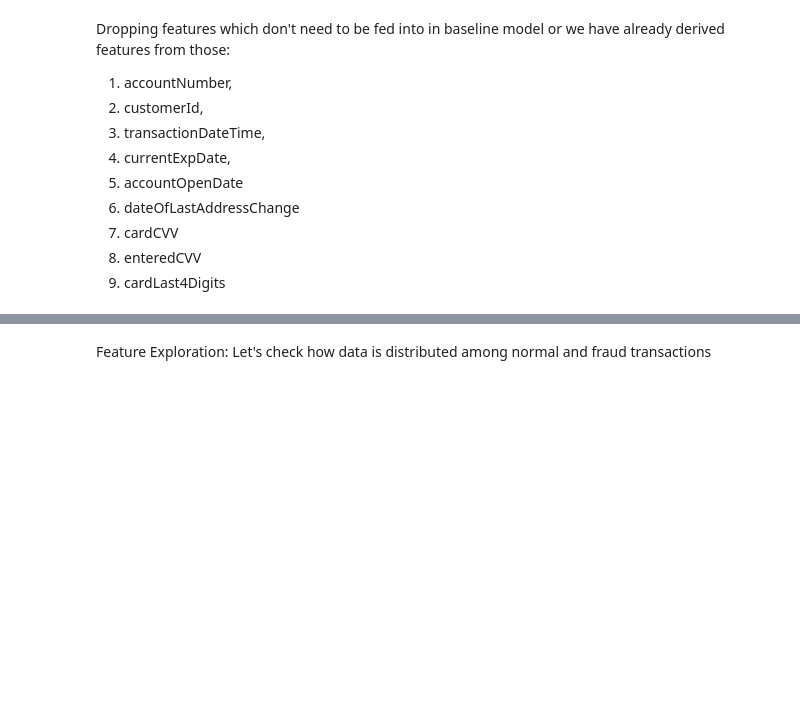
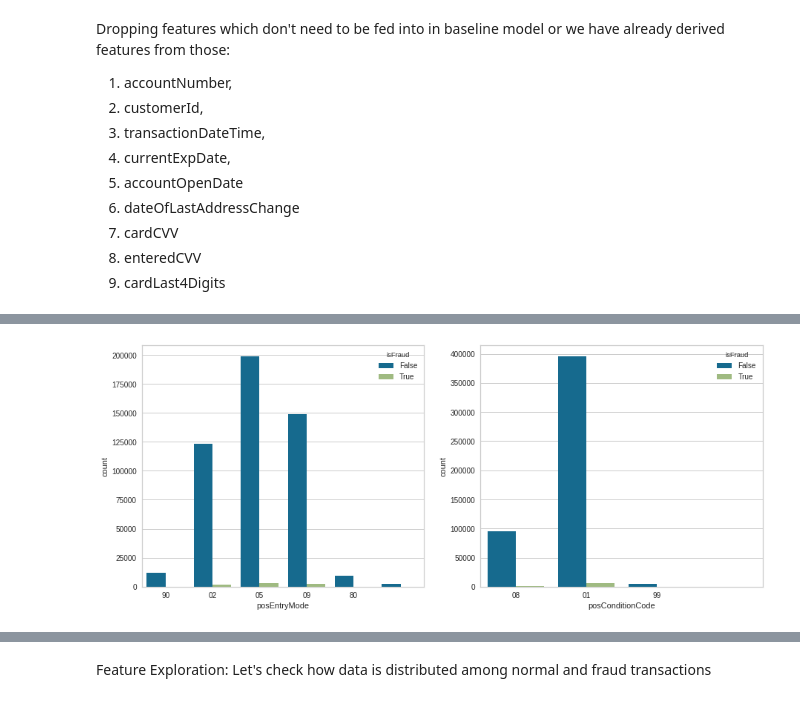
Before and after one commit to analystanand/Machine-Learning, a Jupyter notebook: Card_Transactions.ipynb, the cells around one changed output, grey strips where cells are left out. Saved outputs shown, nothing was run; the diff lists cells and outputs as text; code cells hidden in the pictures; blank space fills up the shorter version.

```diff
--- a/Card_Transactions.ipynb
+++ b/Card_Transactions.ipynb
@@ -296,0 +303,7 @@ Training Size: (629090, 17) Testing Size: (157273, 17)
+# %%
+f, axes = plt.subplots(1,2, figsize=(15, 6), sharex=False)
+sns.countplot('posEntryMode', data = train_df,hue="isFraud",ax=axes[0])
+sns.countplot('posConditionCode', data = train_df,hue="isFraud",ax=axes[1])
+plt.show()
+# %% [output]
+[figure, added]
```
Also changed, not shown: parts of 43 cells of this notebook.
